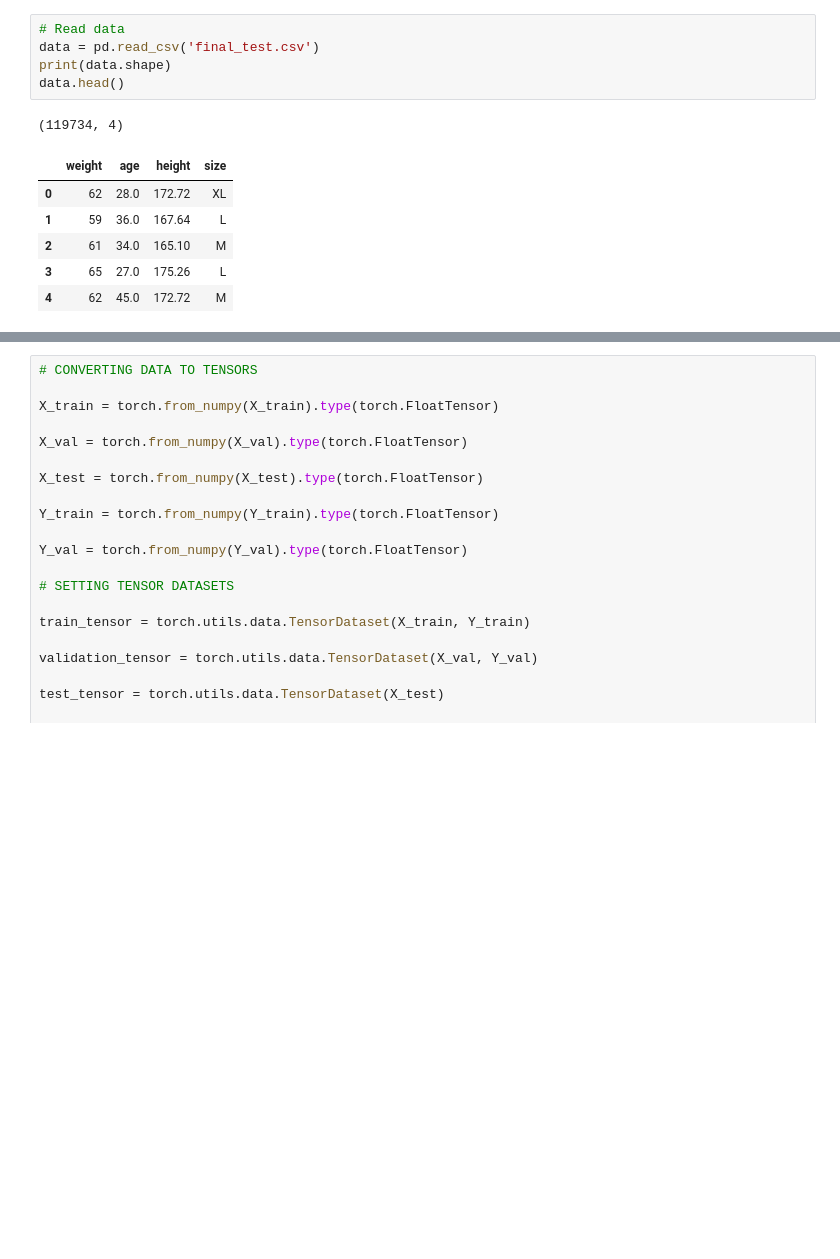
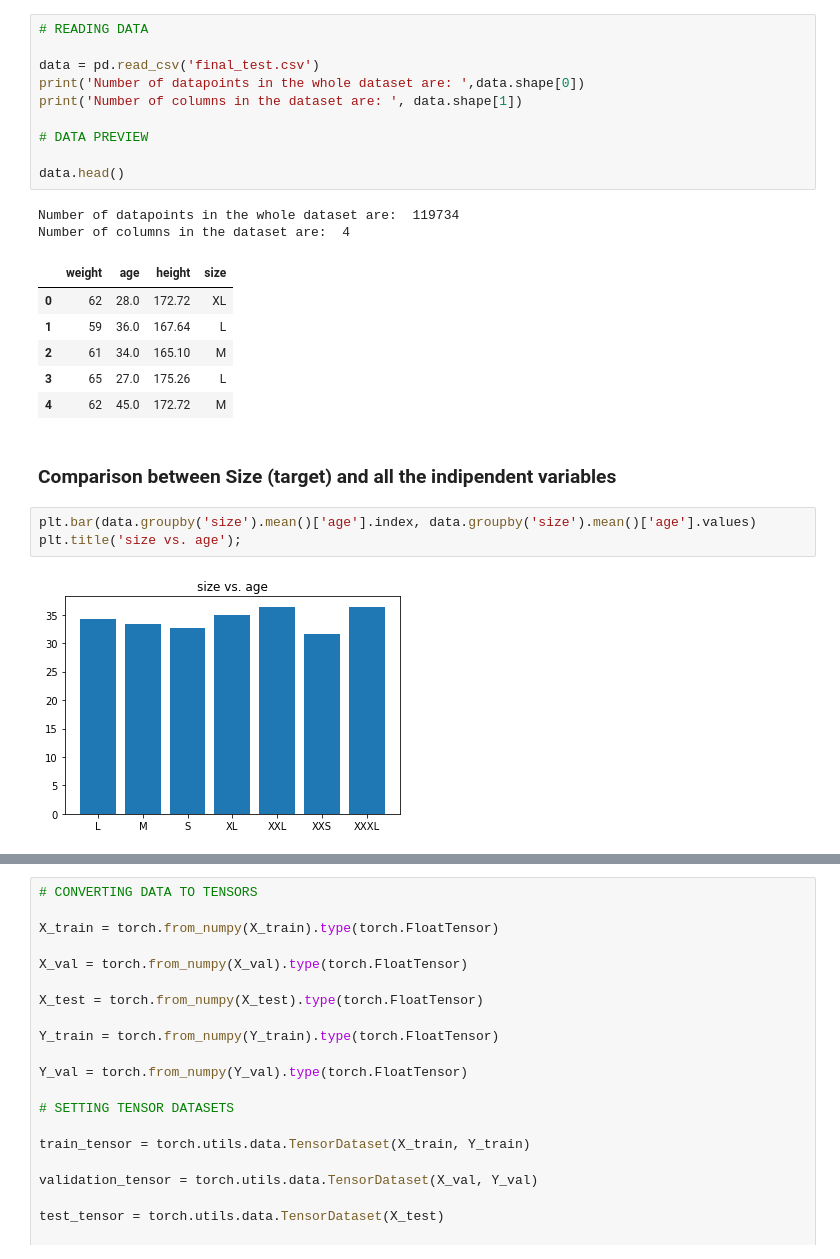
Before and after one commit to Juan-Pisco/clothing_size_prediction_app, a Jupyter notebook: Data Analysis and Model Training.ipynb, the cells around one changed output, grey strips where cells are left out. Saved outputs shown, nothing was run; the diff lists cells and outputs as text; blank space fills up the shorter version.

```diff
--- a/Data Analysis and Model Training.ipynb
+++ b/Data Analysis and Model Training.ipynb
@@ -15,13 +27,26 @@ from sklearn.metrics import r2_score
 # %%
-# Read data
+# READING DATA
+
 data = pd.read_csv('final_test.csv')
-print(data.shape)
+print('Number of datapoints in the whole dataset are: ',data.shape[0])
+print('Number of columns in the dataset are: ', data.shape[1])
+
+# DATA PREVIEW
+
 data.head()
 # %% [output]
-(119734, 4)
+Number of datapoints in the whole dataset are:  119734
+Number of columns in the dataset are:  4
 |  | weight | age | height | size |
 | 0 | 62 | 28.0 | 172.72 | XL |
 | 1 | 59 | 36.0 | 167.64 | L |
 | 2 | 61 | 34.0 | 165.10 | M |
 | 3 | 65 | 27.0 | 175.26 | L |
 | 4 | 62 | 45.0 | 172.72 | M |
+# %% [markdown]
+### Comparison between Size (target) and all the indipendent variables
+# %%
+plt.bar(data.groupby('size').mean()['age'].index, data.groupby('size').mean()['age'].values)
+plt.title('size vs. age');
+# %% [output]
+[figure, added]
```
Also changed, not shown: parts of 26 cells of this notebook, 8 other files.
